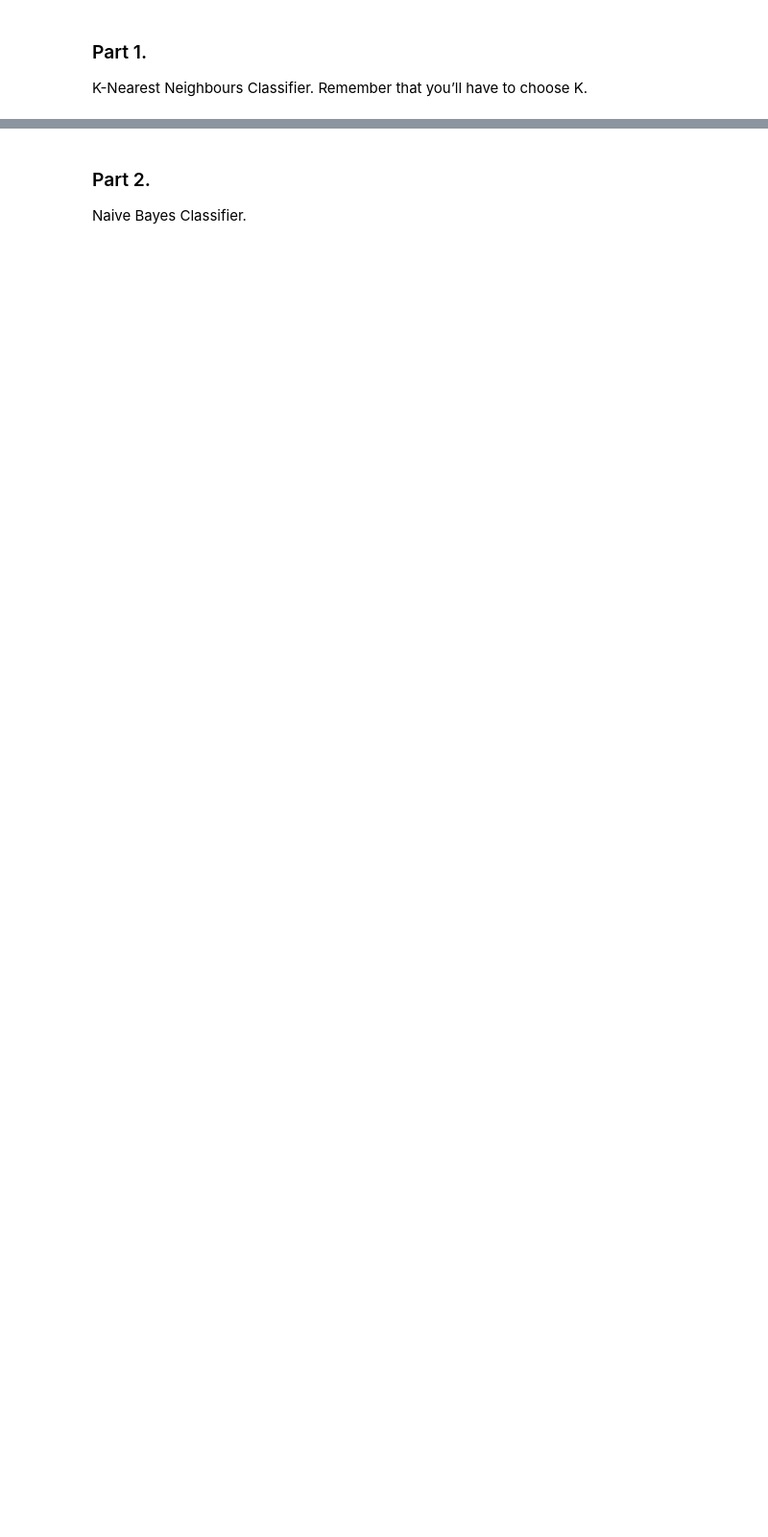
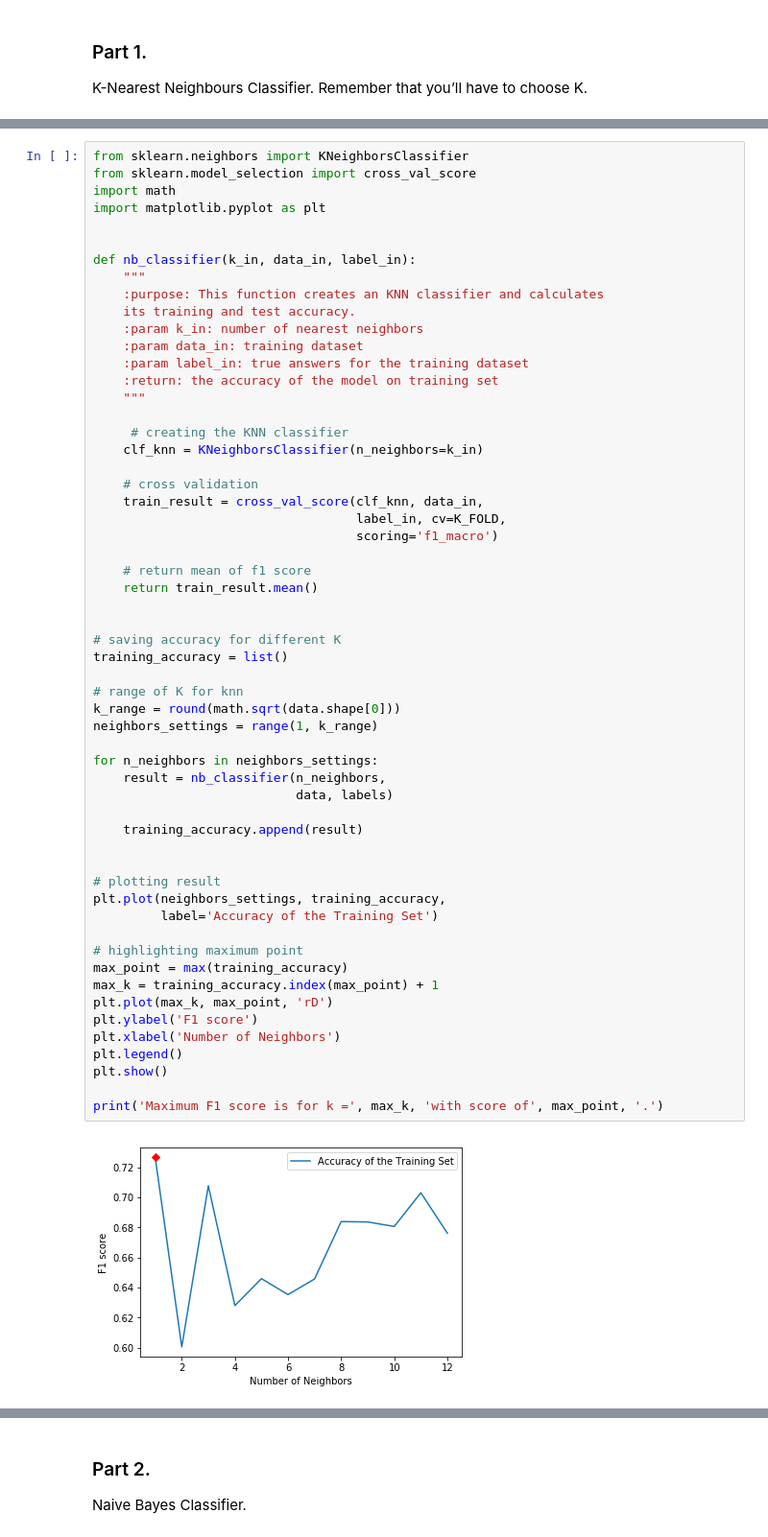
Before and after one commit to Minam7/CMPT820, a Jupyter notebook: HW2/A1Q3.ipynb, the cells around one changed output, grey strips where cells are left out. Shown: that part at 96% size. Cells and saved outputs as stored; diff of their text form; blank space fills up the shorter version.

```diff
--- a/HW2/A1Q3.ipynb
+++ b/HW2/A1Q3.ipynb
@@ -27,0 +40,59 @@ K-Nearest Neighbours Classifier. Remember that you’ll have to choose K.
+# %%
+from sklearn.neighbors import KNeighborsClassifier
+from sklearn.model_selection import cross_val_score
+import math
+import matplotlib.pyplot as plt
+
+
+def nb_classifier(k_in, data_in, label_in):
+    """
+    :purpose: This function creates an KNN classifier and calculates
+    its training and test accuracy.
+    :param k_in: number of nearest neighbors
+    :param data_in: training dataset
+    :param label_in: true answers for the training dataset
+    :return: the accuracy of the model on training set
+    """
+
+     # creating the KNN classifier
+    clf_knn = KNeighborsClassifier(n_neighbors=k_in)
+
+    # cross validation
+    train_result = cross_val_score(clf_knn, data_in,
+                                   label_in, cv=K_FOLD,
+                                   scoring='f1_macro')
+
+    # return mean of f1 score
+    return train_result.mean()
+
+
+# saving accuracy for different K
+training_accuracy = list()
+
+# range of K for knn
+k_range = round(math.sqrt(data.shape[0]))
+neighbors_settings = range(1, k_range)
+
+for n_neighbors in neighbors_settings:
+    result = nb_classifier(n_neighbors,
+                           data, labels)
+
+    training_accuracy.append(result)
+
+
+# plotting result
+plt.plot(neighbors_settings, training_accuracy,
+         label='Accuracy of the Training Set')
+
+# highlighting maximum point
+max_point = max(training_accuracy)
+max_k = training_accuracy.index(max_point) + 1
+plt.plot(max_k, max_point, 'rD')
+plt.ylabel('F1 score')
+plt.xlabel('Number of Neighbors')
+plt.legend()
+plt.show()
+
+print('Maximum F1 score is for k =', max_k, 'with score of', max_point, '.')
+# %% [output]
+[figure, added]
```
Also changed, not shown: parts of 18 cells of this notebook, 4 other files.
